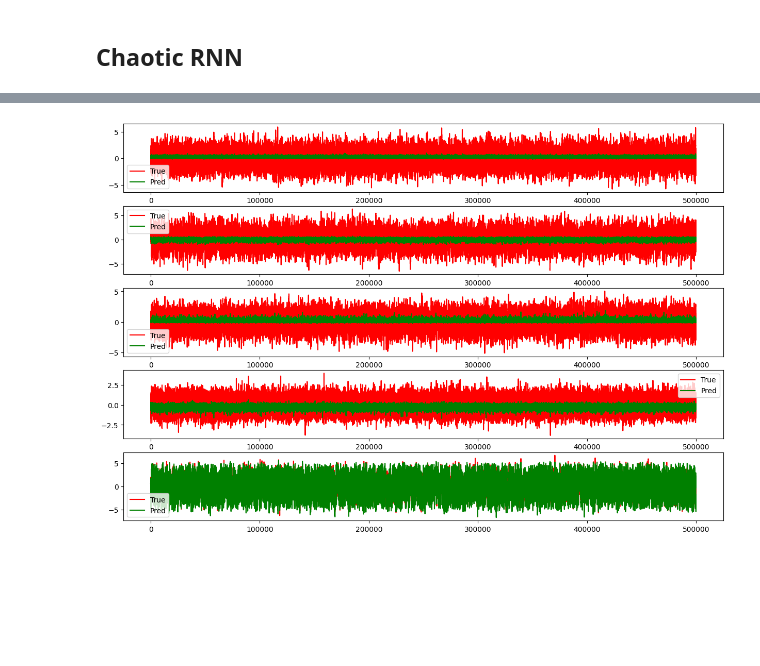
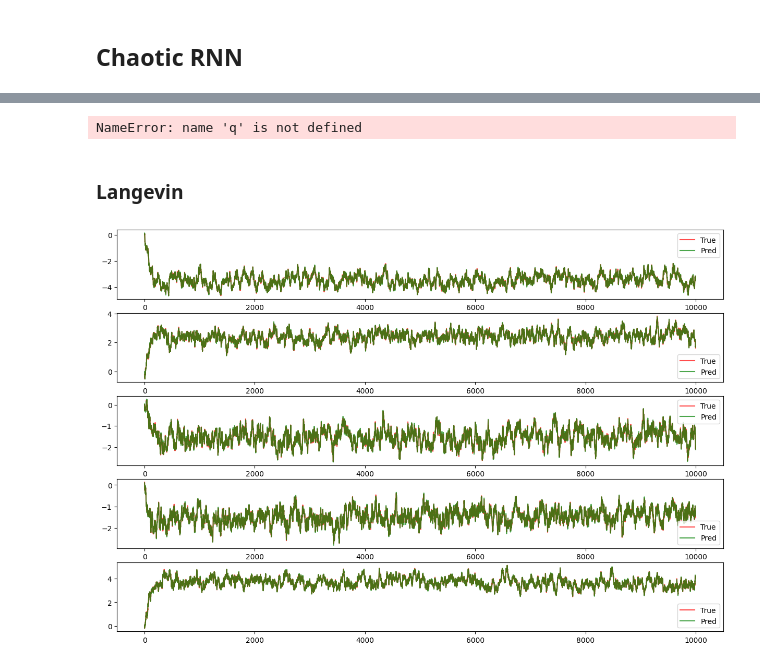
Before and after one commit to mchagneux/backward_ica, a Jupyter notebook: paper_experiments.ipynb, the cells around one changed output, grey strips where cells are left out. Drawn from its saved outputs; the diff is of its cells as text; code cells hidden in the pictures; blank space fills up the shorter version.

```diff
--- a/paper_experiments.ipynb
+++ b/paper_experiments.ipynb
@@ -233,30 +290,0 @@ plot_x_true_against_x_pred(x_smoothed_kalman, x_smoothed_variational)
-# %%
-p_args = argparse.Namespace()
-
-p_args.state_dim, p_args.obs_dim = 5,5
-p_args.model = 'chaotic_rnn'
-p_args.seq_length = 500_000
-p_args.loaded_seq = True
-p_args.load_from = 'data/crnn/2022-10-18_15-28-00_Train_run'
-p_args.range_transition_map_params = [-1,1] # range of the components of the transition matrix
-p_args.transition_matrix_conditionning = 'init_scale_by_dim' # constraint
-p_args.default_transition_matrix = os.path.join(p_args.load_from, 'W.npy')
-
-p_args.gamma = 2.5 # gamma for the chaotic rnn
-p_args.tau = 0.025 # tau for the chaotic rnn
-p_args.grid_size = 0.001 # discretization parameter for the chaotic rnn
-
-p_args.emission_matrix_conditionning = 'diagonal'
-p_args.range_emission_map_params = (-1,1)
-p_args.default_emission_df = 2 # degrees of freedom for the emission noise
-p_args.default_emission_matrix = 1.0 # diagonal values for the emission matrix
-p_args.transition_bias = False
-p_args.emission_bias = False
-p_args.num_seqs = 1 #
-
-p_args.default_prior_mean = 0.0 # default value for the mean of Gaussian prior
-p_args.default_prior_base_scale = math.sqrt(0.1) # default value for the diagonal components of the covariance matrix of the prior
-p_args.default_transition_base_scale = math.sqrt(0.1) # default value for the diagonal components of the covariance matrix of the transition kernel
-p_args.default_transition_bias = 0.0
-p_args.default_emission_base_scale = math.sqrt(0.1)
-p_args.num_particles, p_args.num_smooth_particles = None, None
@@ -324,6 +339,19 @@ Using full gradients.
 # %%
-x_smoothed = q.smooth_seq(ys[0], fitted_variational_params)[0]
-plot_x_true_against_x_pred(x_true=xs[0],
+x_true = xs[0][:1000]
+x_smoothed = q.smooth_seq(ys[0][:1000], fitted_variational_params)[0]
+plot_x_true_against_x_pred(x_true=x_true,
                            x_pred=x_smoothed)
 # %% [output]
-[figure, removed]
+NameError: name 'q' is not defined
+# %% [markdown]
+### Langevin
+# %%
+ula = ULA(p,
+          num_steps=2*p_args.seq_length,
+          h = 1e-3,
+          num_particles=10)
+
+x_pred = ula.filt(key, ys[0], theta)
+plot_x_true_against_x_pred(xs[0], x_pred, y=None, save=True)
+# %% [output]
+[figure, added]
```
Also changed, not shown: parts of 19 cells of this notebook, 5 other files.
